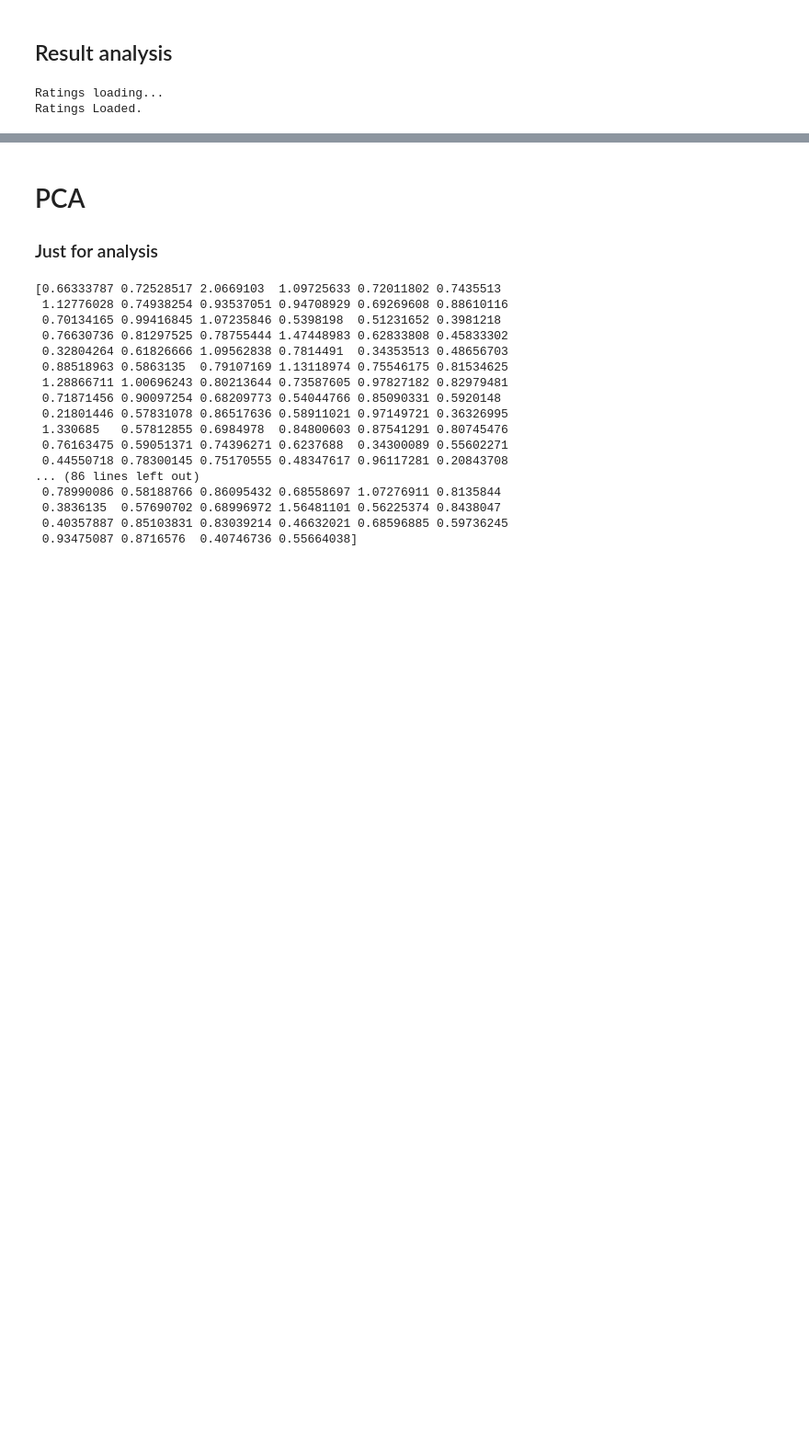
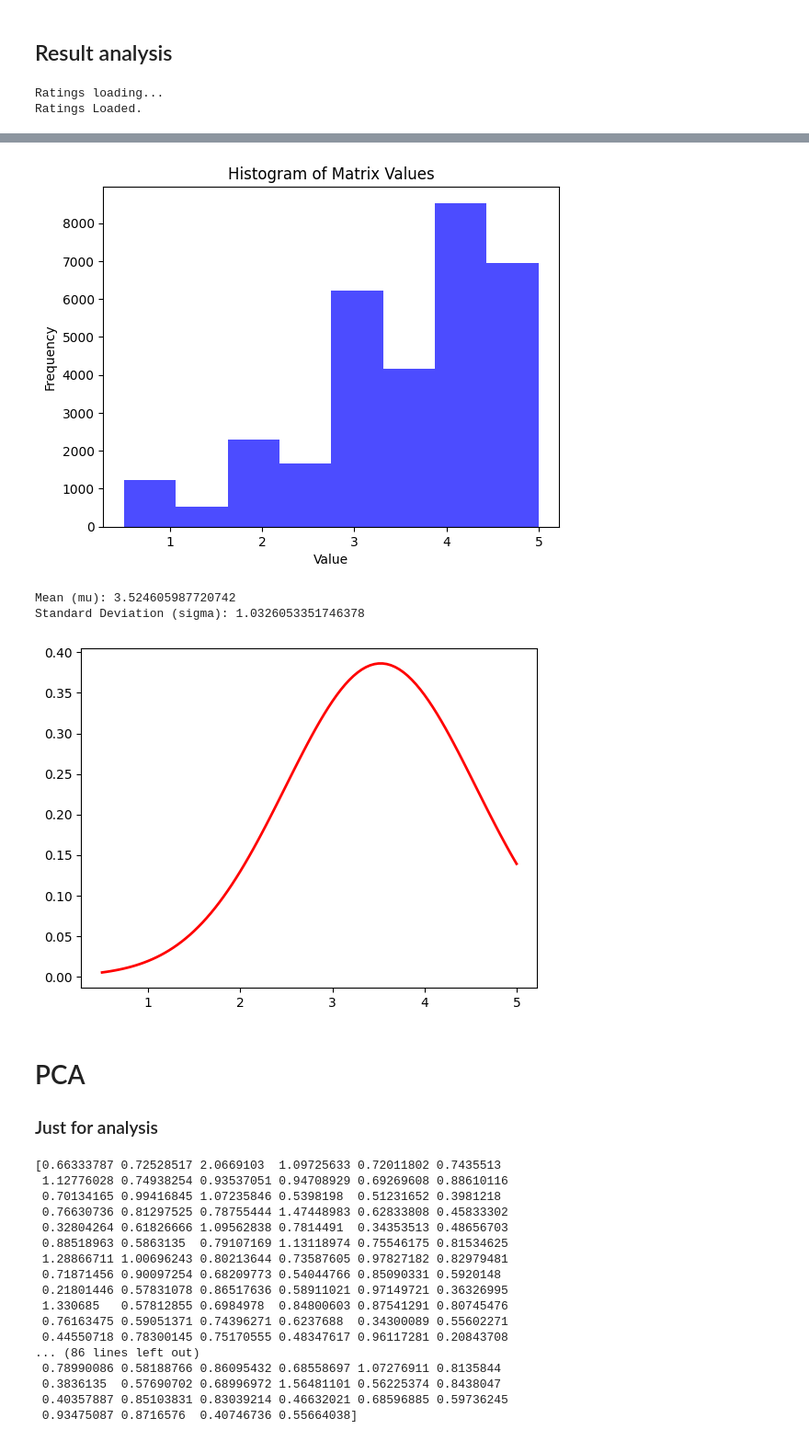
Before and after one commit to rs-benatti/collaborative_filter, a Jupyter notebook: data_visualization.ipynb, the cells around one changed output, grey strips where cells are left out. Shown: that part at 92% size. Cells and saved outputs as stored; diff of their text form; code cells hidden in the pictures; blank space fills up the shorter version.

```diff
--- a/data_visualization.ipynb
+++ b/data_visualization.ipynb
@@ -227,3 +296,37 @@ print(rmse_value)
+# %%
+from scipy.stats import norm, fit
+# Create the x-axis values for the normal distribution curve
+# Flatten the matrix to a 1D array to create the histogram
+values = ratings_train.flatten()
+values = values[~np.isnan(values)]
+# Fit a normal distribution to the histogram
+mu, std = norm.fit(values)
+
+# Set the number of bins for the histogram
+num_bins = 8
+
+# Create the histogram plot
+plt.hist(values, bins=num_bins,color='blue', alpha=0.7)
+
+# Add labels and title
+plt.xlabel('Value')
+plt.ylabel('Frequency')
+plt.title('Histogram of Matrix Values')
+plt.show()
+x = np.linspace(min(values), max(values), 100)
+pdf = norm.pdf(x, mu, std)
+
+# Plot the histogram
+plt.plot(x, pdf, 'r-', linewidth=2)
+
+# Print the parameters of the best-fit normal distribution
+print(f"Mean (mu): {mu}")
+print(f"Standard Deviation (sigma): {std}")
+# %% [output]
+[figure, added]
+Mean (mu): 3.524605987720742
+Standard Deviation (sigma): 1.0326053351746378
+[figure, added]
 # %% [markdown]
 # PCA
 
```
Also changed, not shown: parts of 7 cells of this notebook, 3 other files.
